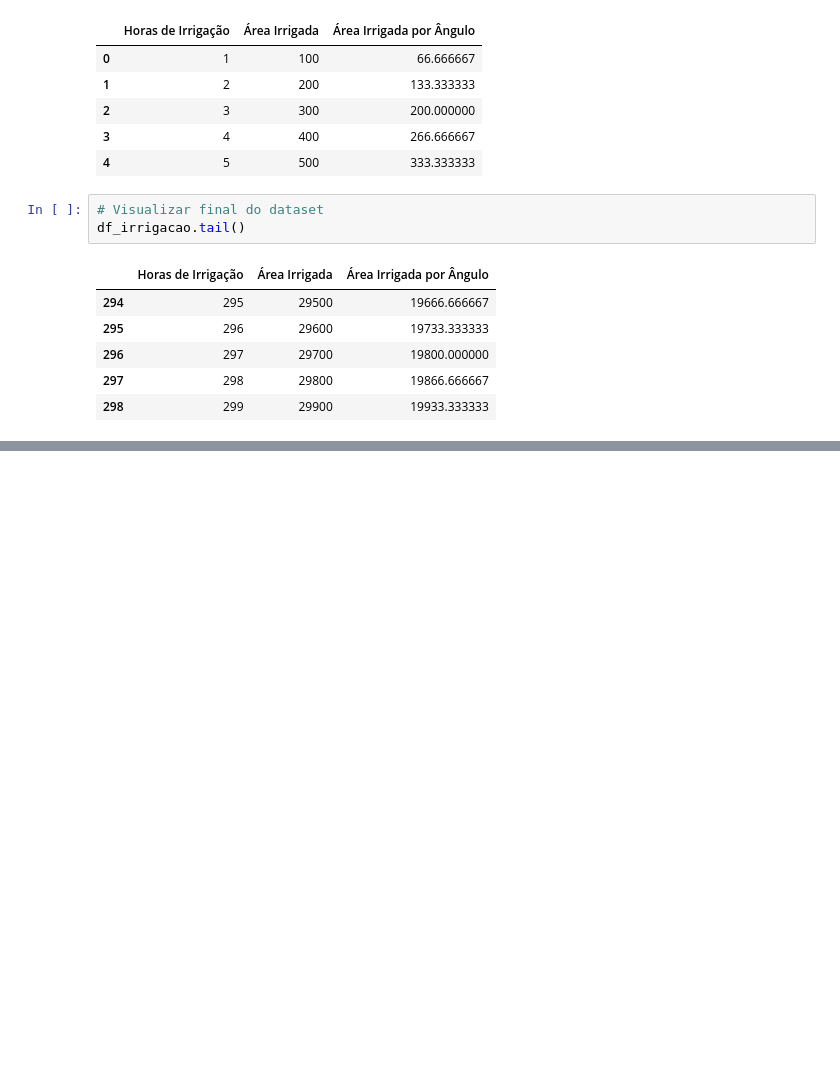
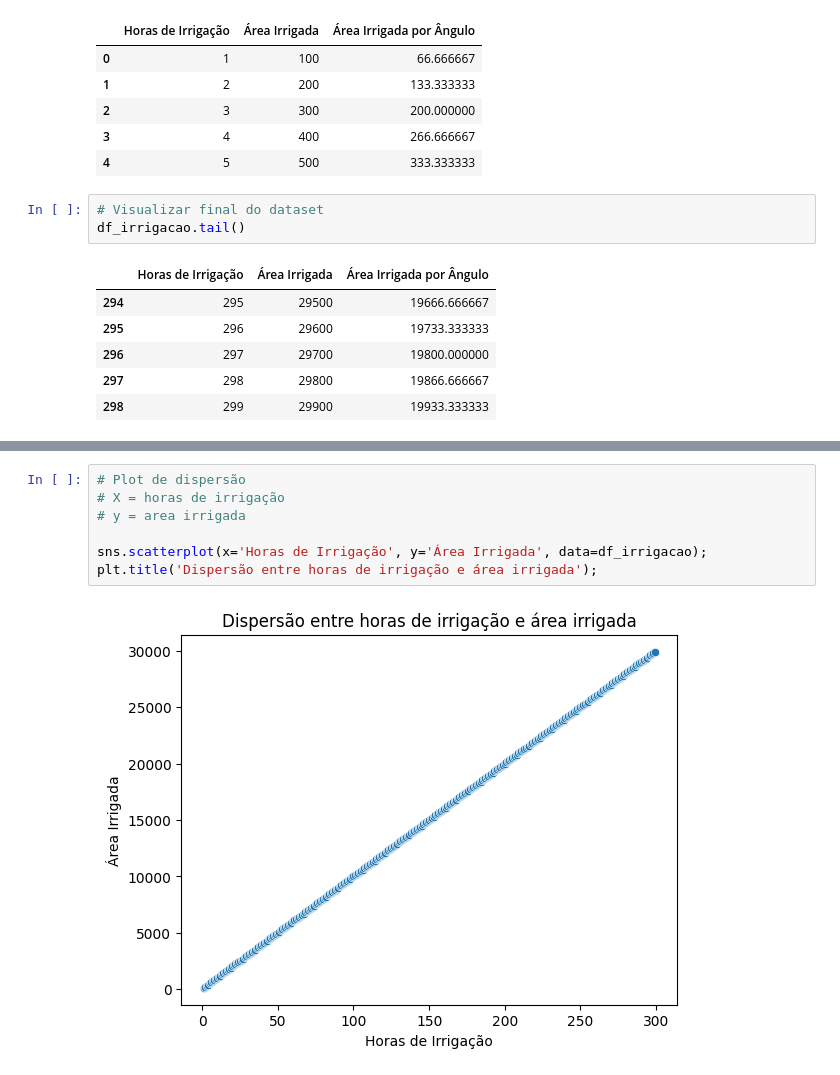
Before and after one commit to ana-ruth-bezerra/modelo_irrigacao, a Jupyter notebook: modelo_irrigacao.ipynb, the cells around one changed output, grey strips where cells are left out. Saved outputs shown, nothing was run; the diff lists cells and outputs as text; blank space fills up the shorter version.

```diff
--- a/modelo_irrigacao.ipynb
+++ b/modelo_irrigacao.ipynb
@@ -51,0 +66,9 @@ df_irrigacao.tail()
+# %%
+# Plot de dispersão
+# X = horas de irrigação
+# y = area irrigada
+
+sns.scatterplot(x='Horas de Irrigação', y='Área Irrigada', data=df_irrigacao);
+plt.title('Dispersão entre horas de irrigação e área irrigada');
+# %% [output]
+[figure, added]
```
Also changed, not shown: parts of 6 cells of this notebook.
